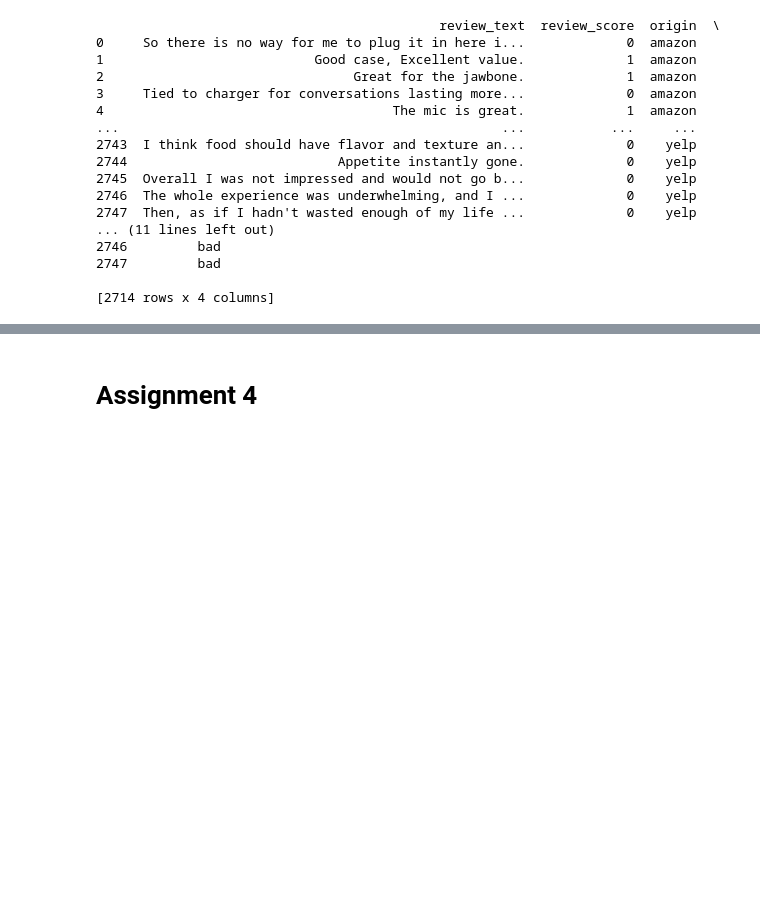
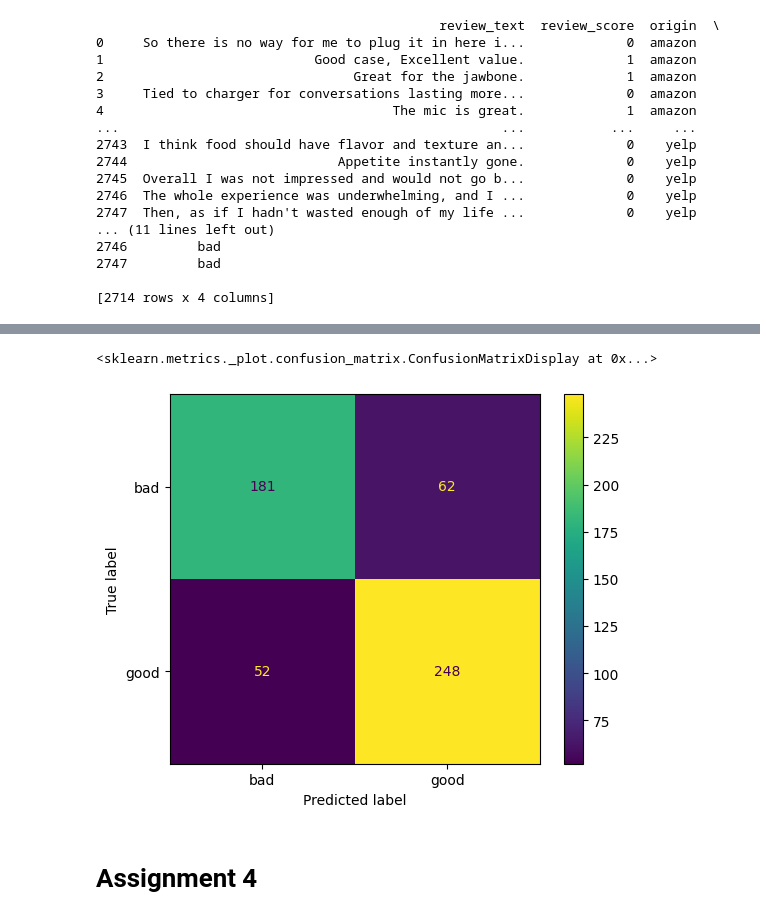
Before and after one commit to TerrenceAddison/DM2022-Lab1-Master-main-108006228, a Jupyter notebook: DM2022-Lab1-Homework.ipynb, the cells around one changed output, grey strips where cells are left out. Cells and saved outputs as stored; diff of their text form; code cells hidden in the pictures; blank space fills up the shorter version.

```diff
--- a/DM2022-Lab1-Homework.ipynb
+++ b/DM2022-Lab1-Homework.ipynb
@@ -585,3 +604,9 @@ Reshape your data either using array.reshape(-1, 1) if your data has a single fe
+# %%
+# result for multinomial bayes classifier  using tfidf data
+ConfusionMatrixDisplay.from_estimator(bern_tfidf_result, X_test4, Y_test4, display_labels=['bad', 'good'])
+# %% [output]
+<sklearn.metrics._plot.confusion_matrix.ConfusionMatrixDisplay at 0x...>
+[figure, added]
 # %% [markdown]
 # Assignment 4
 # %% [markdown]
```
Also changed, not shown: parts of 9 cells of this notebook.
